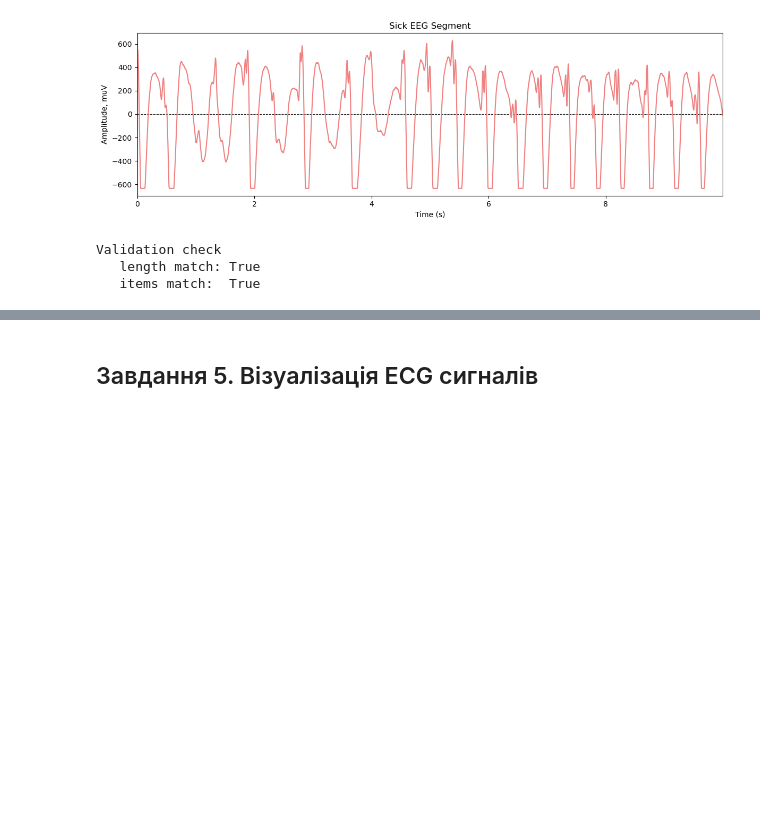
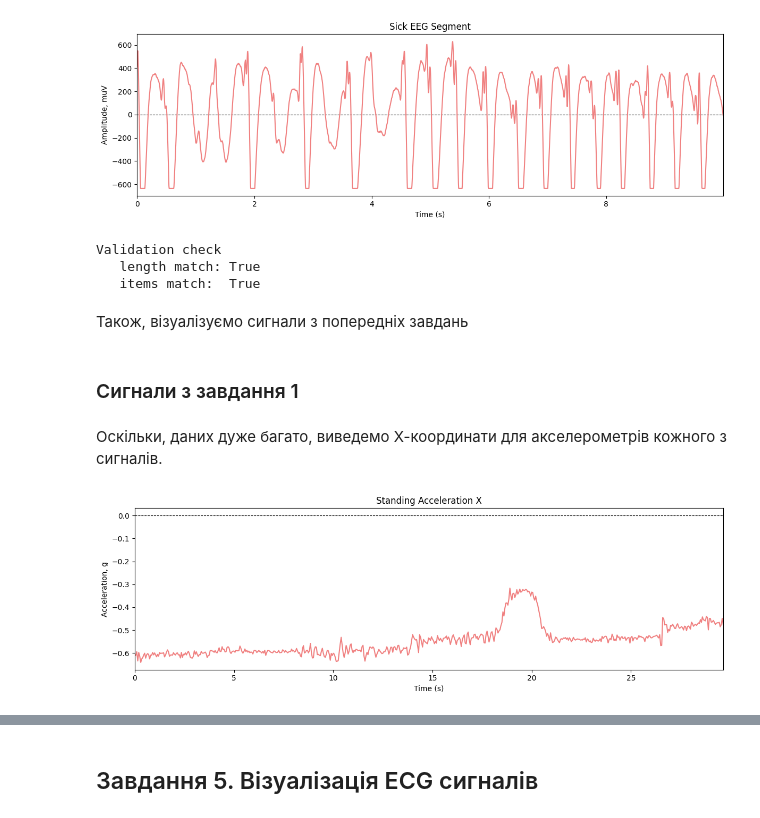
Before and after one commit to n1n1n1q/SignalProcessingLabs, a Jupyter notebook: lab01/sig_proc1.ipynb, the cells around one changed output, grey strips where cells are left out. Cells and saved outputs as stored; diff of their text form; code cells hidden in the pictures; blank space fills up the shorter version.

```diff
--- a/lab01/sig_proc1.ipynb
+++ b/lab01/sig_proc1.ipynb
@@ -16,2 +26,13 @@ def signal_len(signal, freq):
+# %%
+imu_fs = 20
+
+standing_gyro = pd.read_csv("data/imu/standing_gyroscope.csv", delimiter=';')
+standing_accel = pd.read_csv("data/imu/standing_acceleration.csv", delimiter=';')
+
+walking_gyro = pd.read_csv("data/imu/walking_gyroscope.csv", delimiter=';')
+walking_accel = pd.read_csv("data/imu/walking_acceleration.csv", delimiter=';')
+
+running_gyro = pd.read_csv("data/imu/running_gyroscope.csv", delimiter=';')
+running_accel = pd.read_csv("data/imu/running_acceleration.csv", delimiter=';')
 # %% [markdown]
 ## Завдання 2. Запис звуку з пристрою
@@ -93,3 +139,13 @@ print(f"""Validation check
 Validation check
    length match: True
    items match:  True
+# %% [markdown]
+Також, візуалізуємо сигнали з попередніх завдань
+# %% [markdown]
+### Сигнали з завдання 1
+# %% [markdown]
+Оскільки, даних дуже багато, виведемо Х-координати для акселерометрів кожного з сигналів.
+# %%
+plot_signal_parted(standing_accel['AccelerationX'], imu_fs, start=0, end=-1, title='Standing Acceleration X', ylabel="Acceleration, g")
+# %% [output]
+[figure, added]
```
Also changed, not shown: parts of 22 cells of this notebook, 9 other files.
